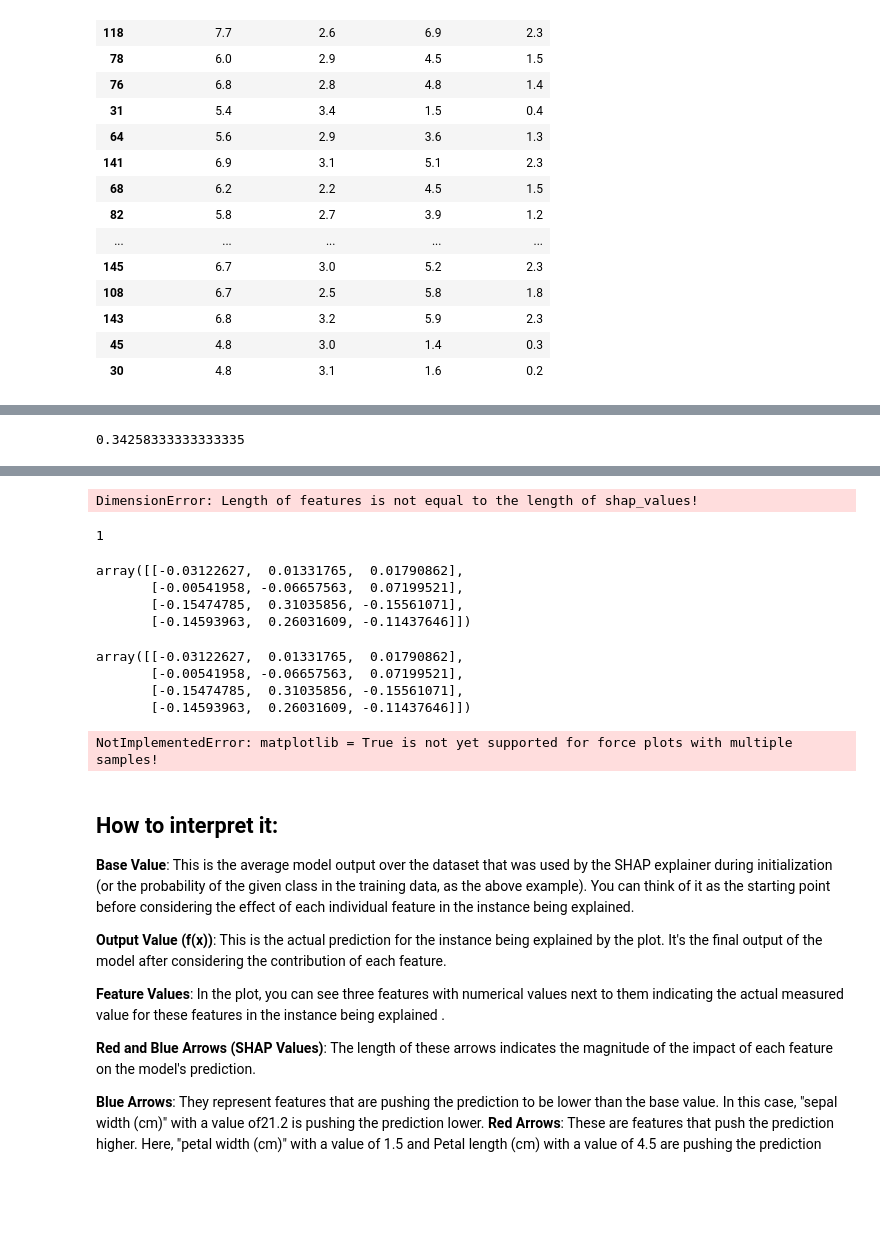
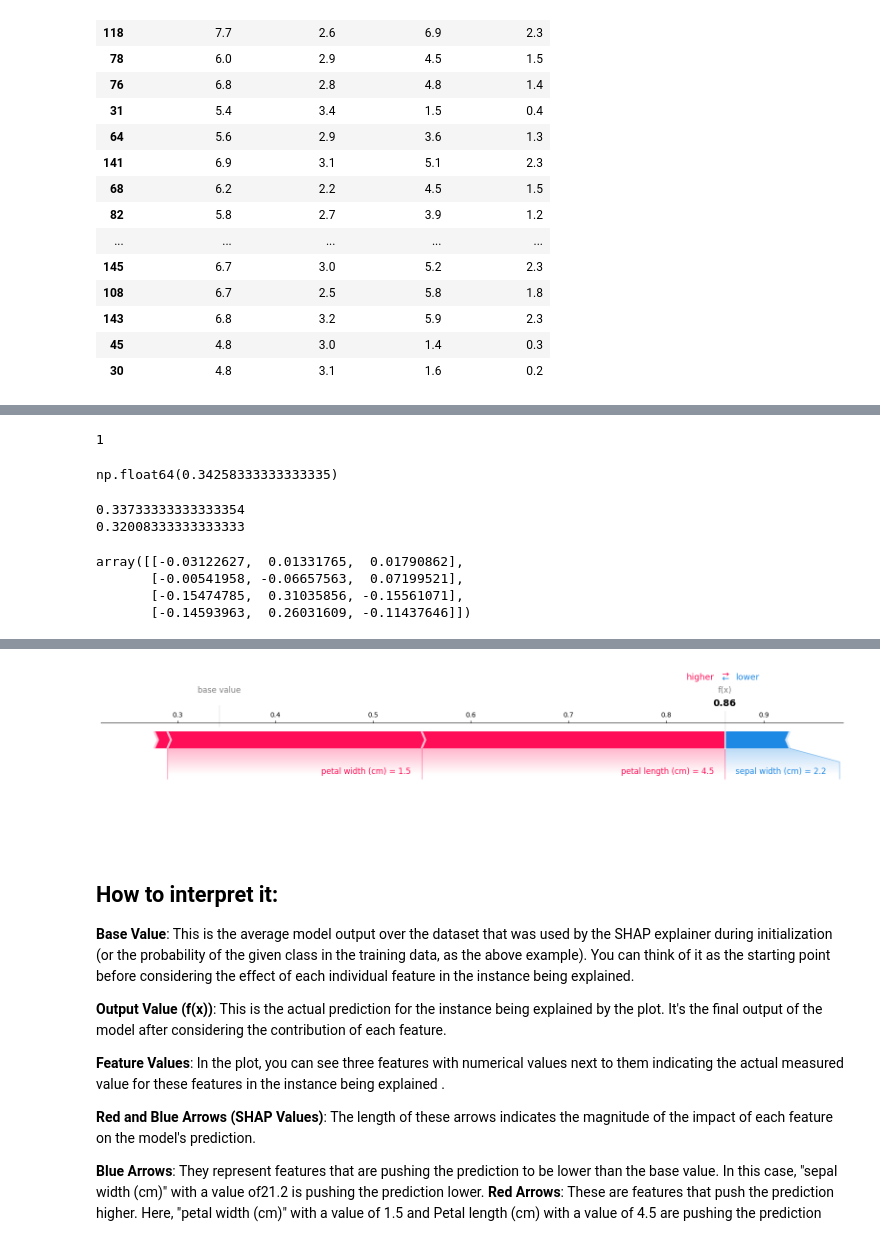
Before and after one commit to filippopallucchini/Introduction-to-XAI, a Jupyter notebook: Tools/SHAP_examples/SHAP_tabular.ipynb, the cells around one changed output, grey strips where cells are left out. Cells and saved outputs as stored; diff of their text form; code cells hidden in the pictures; blank space fills up the shorter version.

```diff
--- a/Tools/SHAP_examples/SHAP_tabular.ipynb
+++ b/Tools/SHAP_examples/SHAP_tabular.ipynb
@@ -138,14 +166,37 @@ NameError: name 'i' is not defined
+# %%
+instance_index = 8  # Change this to the index of the instance you want to visualize
+
+# Predict the class for the specified instance
+predicted_class = model.predict(X_test.iloc[instance_index:instance_index +
+                                            1])[0]
+print(predicted_class)
+# %% [output]
+1
 # %%
-explainer.expected_value[y_test.iloc[i]]
+explainer.expected_value[y_test.iloc[instance_index]]
 # %% [output]
-0.34258333333333335
+np.float64(0.34258333333333335)
+# %%
+print(explainer.expected_value[0])
+print(explainer.expected_value[2])
+# %% [output]
+0.33733333333333354
+0.32008333333333333
+# %%
+shap_values[instance_index]
+# %% [output]
+array([[-0.03122627,  0.01331765,  0.01790862],
+       [-0.00541958, -0.06657563,  0.07199521],
+       [-0.15474785,  0.31035856, -0.15561071],
+       [-0.14593963,  0.26031609, -0.11437646]])
 # %%
 # --- Local explanation ---
-# Explain a single prediction (e.g., the first test sample)
-i = 0  # index of the test sample
-shap.initjs()
-shap.force_plot(explainer.expected_value[y_test.iloc[i]],
-                shap_values[y_test.iloc[i]][i],
-                X_test.iloc[i],
+# Assuming shap_values has been correctly computed for the test set
+# Generate the SHAP force plot for the predicted class of the specified instance
+shap.force_plot(explainer.expected_value[predicted_class],
+                #shap_values[predicted_class][instance_index],
+                shap_values[instance_index][:, predicted_class],
+                X_test.iloc[instance_index].values,
+                feature_names=iris.feature_names,
                 matplotlib=True)
 # %% [output]
@@ -153 +203 @@ shap.force_plot(explainer.expected_value[y_test.iloc[i]],
-DimensionError: Length of features is not equal to the length of shap_values!
+[figure, added]
@@ -160,30 +204,3 @@ predicted_class = model.predict(X_test.iloc[instance_index:instance_index +
-# %%
-predicted_class
-# %% [output]
-1
-# %%
-shap_values[8]
-# %% [output]
-array([[-0.03122627,  0.01331765,  0.01790862],
-       [-0.00541958, -0.06657563,  0.07199521],
-       [-0.15474785,  0.31035856, -0.15561071],
-       [-0.14593963,  0.26031609, -0.11437646]])
-# %%
-shap_values[instance_index]
-# %% [output]
-array([[-0.03122627,  0.01331765,  0.01790862],
-       [-0.00541958, -0.06657563,  0.07199521],
-       [-0.15474785,  0.31035856, -0.15561071],
-       [-0.14593963,  0.26031609, -0.11437646]])
-# %%
-# Assuming shap_values has been correctly computed for the test set
-# Generate the SHAP force plot for the predicted class of the specified instance
-shap.force_plot(explainer.expected_value[predicted_class], shap_values[instance_index],
-                X_test.iloc[instance_index].values,
-                feature_names=iris.feature_names,
-                matplotlib=True)
-# %% [output]
-NotImplementedError: matplotlib = True is not yet supported for force plots with multiple samples!
 # %% [markdown]
 ## How to interpret it:
 
```
Also changed, not shown: parts of 7 cells of this notebook.
